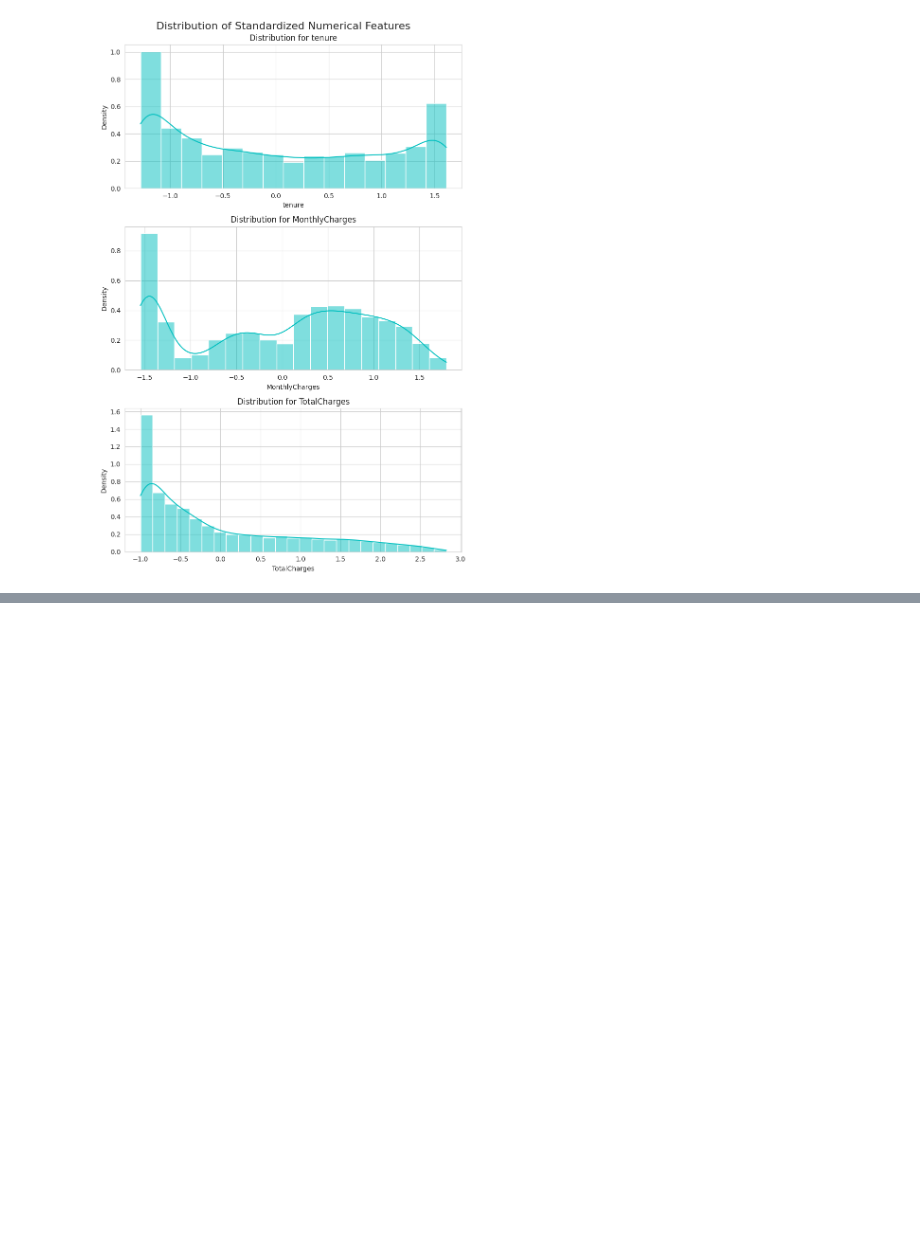
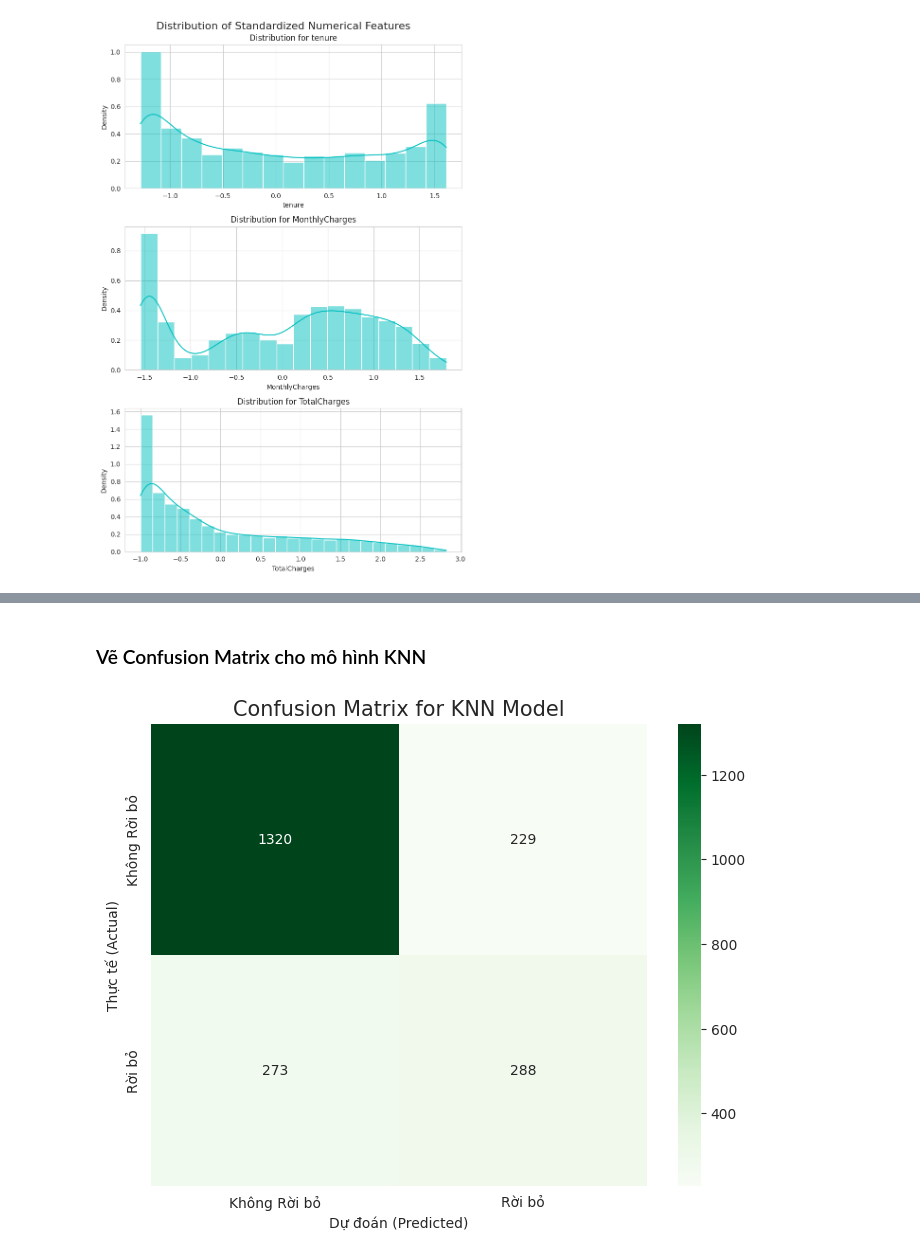
Before and after one commit to devdoan/devdoan, a Jupyter notebook: Untitled3.ipynb, the cells around one changed output, grey strips where cells are left out. Saved outputs shown, nothing was run; the diff lists cells and outputs as text; code cells hidden in the pictures; blank space fills up the shorter version.

```diff
--- a/Untitled3.ipynb
+++ b/Untitled3.ipynb
@@ -872,0 +1001,7 @@ plt.show()
+# %%
+from sklearn.neighbors import KNeighborsClassifier
+
+# 1. Khởi tạo và Huấn luyện mô hình KNN
+# Chọn một giá trị K ban đầu (ví dụ: K=5) - giá trị này có thể được tối ưu sau
+knn_model = KNeighborsClassifier(n_neighbors=5)
+knn_model.fit(X_train, y_train)
@@ -872,0 +1012,13 @@ plt.show()
+# %%
+from sklearn.metrics import accuracy_score, roc_auc_score, classification_report
+
+# 2. Dự đoán trên tập kiểm thử
+y_pred_knn = knn_model.predict(X_test)
+y_pred_proba_knn = knn_model.predict_proba(X_test)[:, 1]
+
+# 3. Đánh giá mô hình
+print("--- Kết quả Đánh giá K-Nearest Neighbors (KNN) ---")
+print(f"Accuracy: {accuracy_score(y_test, y_pred_knn):.4f}")
+print(f"AUC-ROC Score: {roc_auc_score(y_test, y_pred_proba_knn):.4f}")
+print("\nBáo cáo Phân loại (Classification Report):")
+print(classification_report(y_test, y_pred_knn))
@@ -872,0 +1039,20 @@ plt.show()
+# %% [markdown]
+### Vẽ Confusion Matrix cho mô hình KNN
+# %%
+from sklearn.metrics import confusion_matrix
+import seaborn as sns
+import matplotlib.pyplot as plt
+
+# 4. Vẽ Confusion Matrix
+cm_knn = confusion_matrix(y_test, y_pred_knn)
+
+plt.figure(figsize=(8, 6))
+sns.heatmap(cm_knn, annot=True, fmt='d', cmap='Greens',
+            xticklabels=['Không Rời bỏ', 'Rời bỏ'],
+            yticklabels=['Không Rời bỏ', 'Rời bỏ'])
+plt.title('Confusion Matrix for KNN Model', fontsize=15)
+plt.ylabel('Thực tế (Actual)')
+plt.xlabel('Dự đoán (Predicted)')
+plt.show()
+# %% [output]
+[figure, added]
```
Also changed, not shown: parts of 28 cells of this notebook.
